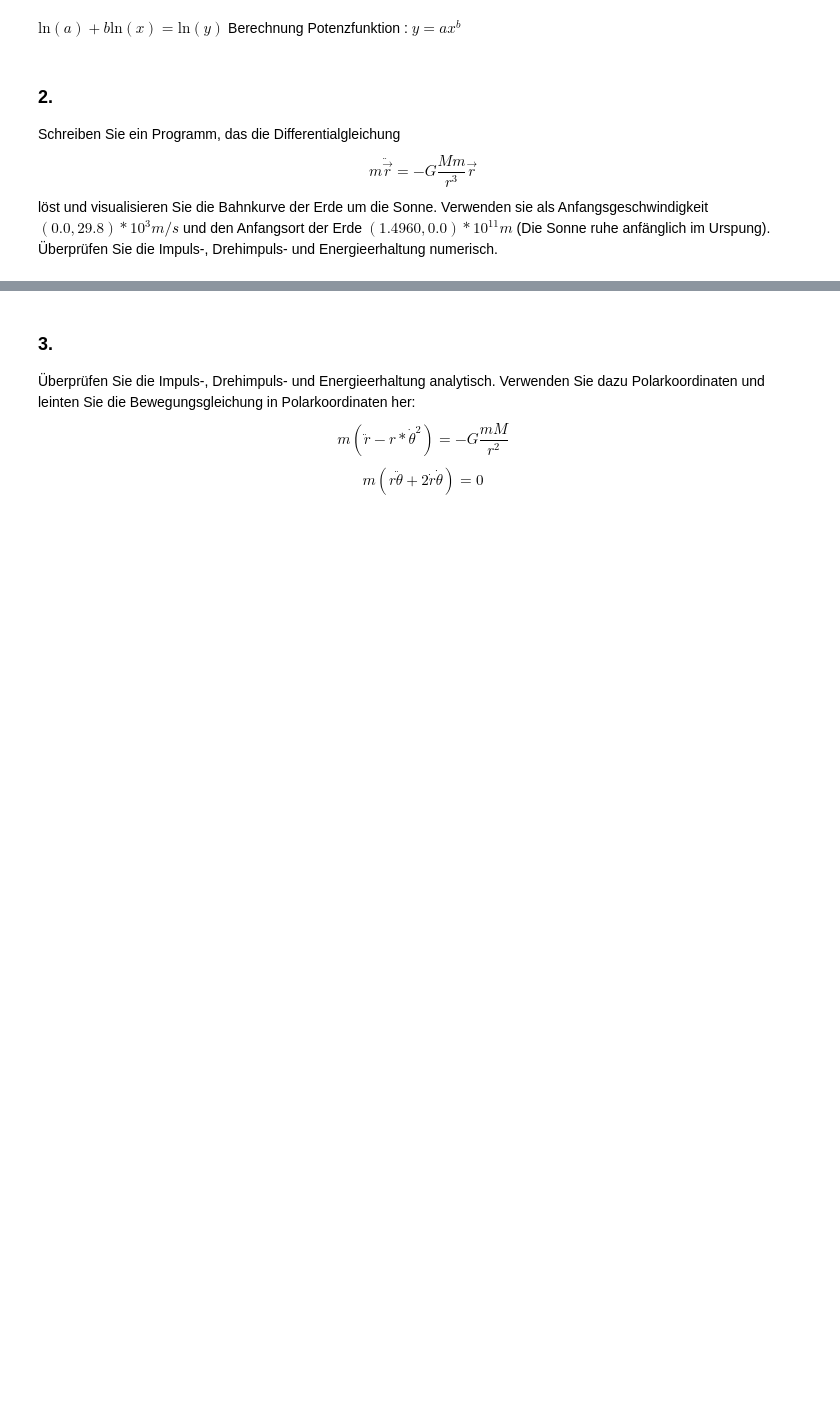
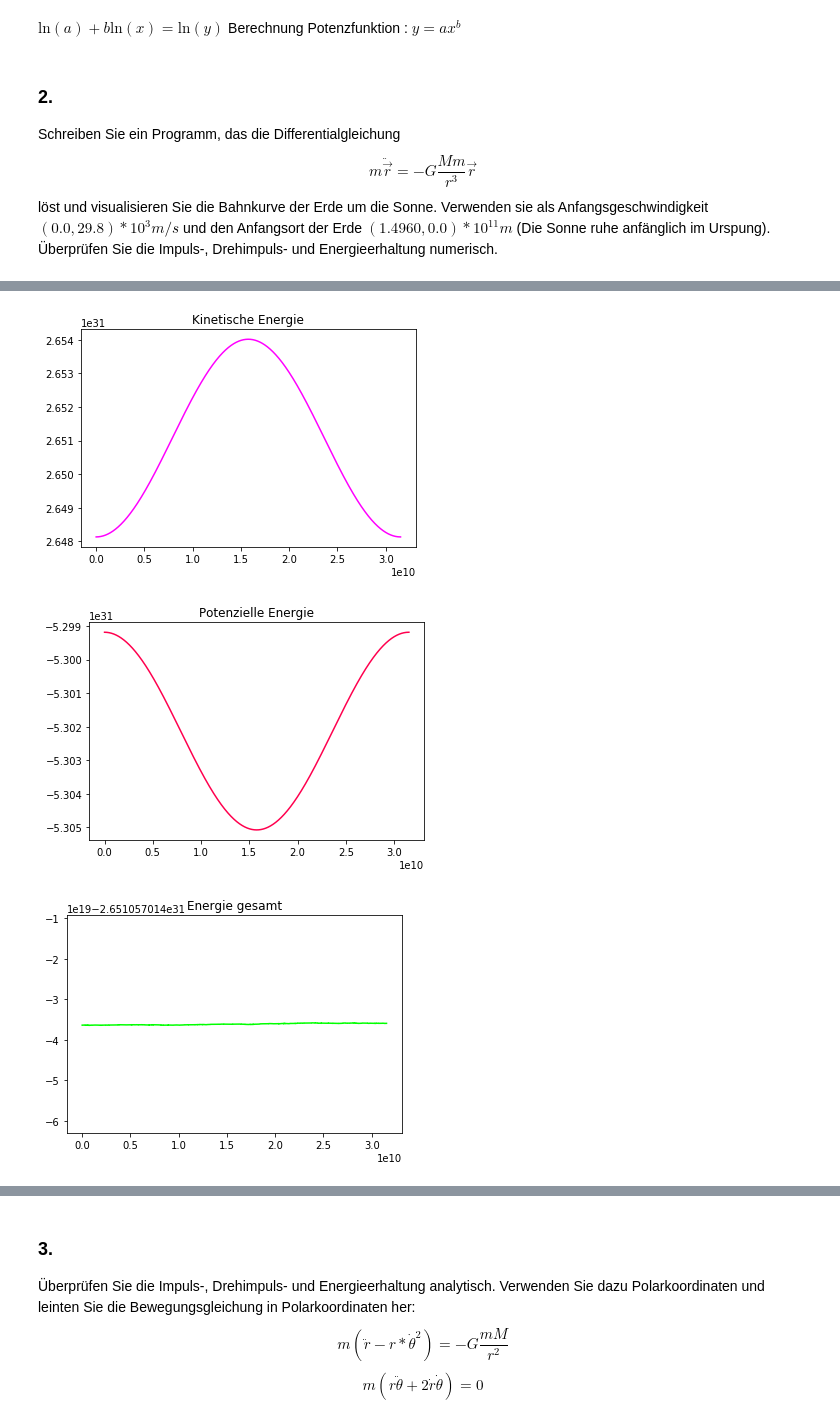
Before and after one commit to AlexandraMayer/Modellbildung-und-Simulation, a Jupyter notebook: Abgabe 2/Klassische Mechanik 2 (Meyer, Mayer).ipynb, the cells around one changed output, grey strips where cells are left out. Saved outputs shown, nothing was run; the diff lists cells and outputs as text; code cells hidden in the pictures; blank space fills up the shorter version.

```diff
--- a/Abgabe 2/Klassische Mechanik 2 (Meyer, Mayer).ipynb
+++ b/Abgabe 2/Klassische Mechanik 2 (Meyer, Mayer).ipynb
@@ -261,3 +376,19 @@ def Erhaltung(y):
+# %%
+def plot_energie(result):
+    xs = result['x']
+    En = result['Energieerhaltung']
+    Ekin = En[0]
+    Epot = En[1]
+    E = En[2]
+    plt.plot(xs, Ekin, color='#ff00ff')
+    plt.title('Kinetische Energie')
+    plt.show()
+    plt.plot(xs, Epot, color='#ff004e')
+    plt.title('Potenzielle Energie')
+    plt.show()
+    plt.plot(xs, E, color='#00ff00')
+    plt.title('Energie gesamt')
+    plt.show()
 # %%
 G_val = 6.674E-11
 
@@ -347,3 +426,9 @@ Plot_Energieerhaltung(Erg)
+# %%
+plot_energie(result)
+# %% [output]
+[figure, added]
+[figure, added]
+[figure, added]
 # %%
 m_e = 5.972e24
 a_ort_e = np.array([149.6e11, 0.])
```
Also changed, not shown: parts of 83 cells of this notebook.
